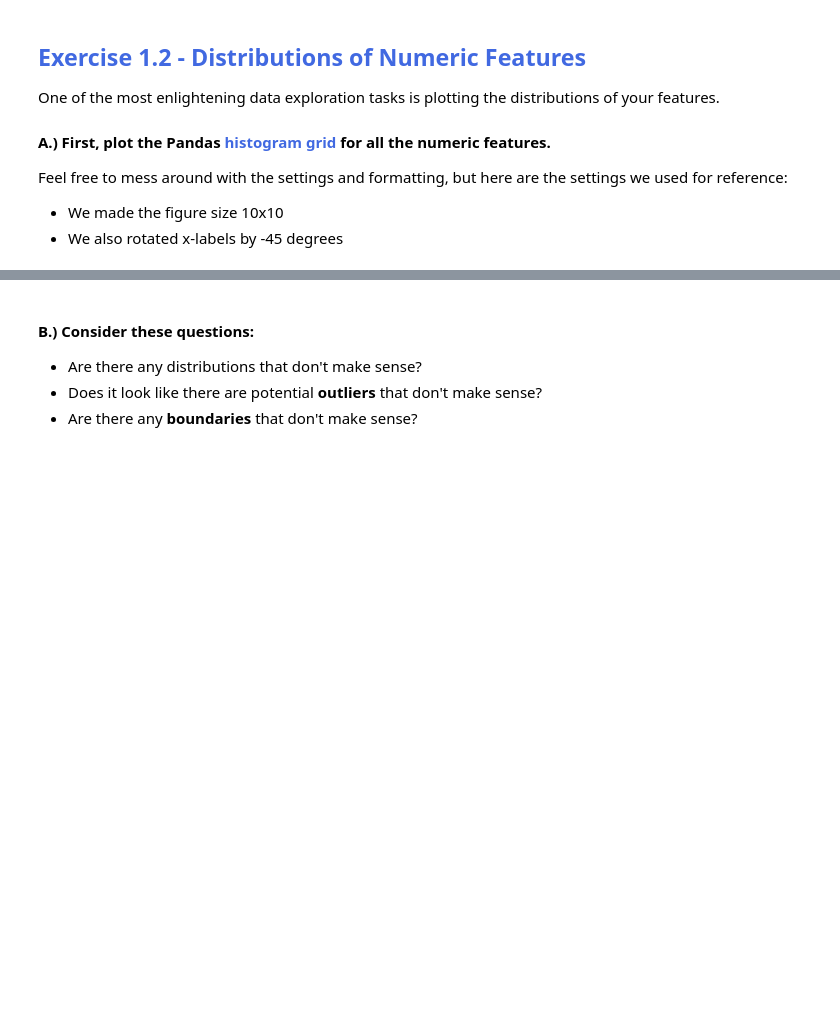
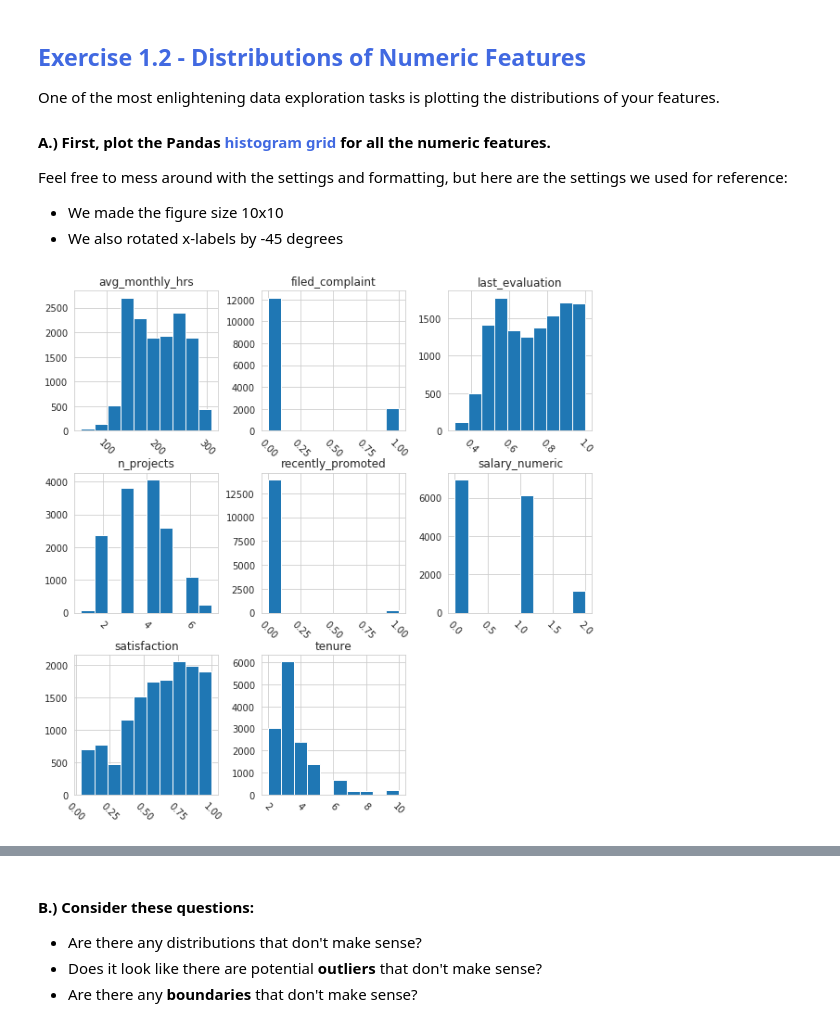
Before and after one commit to cedricsoares/elite_data_science, a Jupyter notebook: 1 - Workbook - Exploratory Analysis Plus.ipynb, the cells around one changed output, grey strips where cells are left out. Cells and saved outputs as stored; diff of their text form; code cells hidden in the pictures; blank space fills up the shorter version.

```diff
--- a/1 - Workbook - Exploratory Analysis Plus.ipynb
+++ b/1 - Workbook - Exploratory Analysis Plus.ipynb
@@ -374,6 +421,11 @@ One of the most enlightening data exploration tasks is plotting the distribution
 Feel free to mess around with the settings and formatting, but here are the settings we used for reference:
 * We made the figure size 10x10
 * We also rotated x-labels by -45 degrees
+# %%
+df.hist(xrot= -45, figsize=(10,10))
+plt.show()
+# %% [output]
+[figure, added]
 # %% [markdown]
 <strong style="color:RoyalBlue">Expected output:</strong>
 <img src="embedded-picture-1">
```
Also changed, not shown: parts of 16 cells of this notebook.
